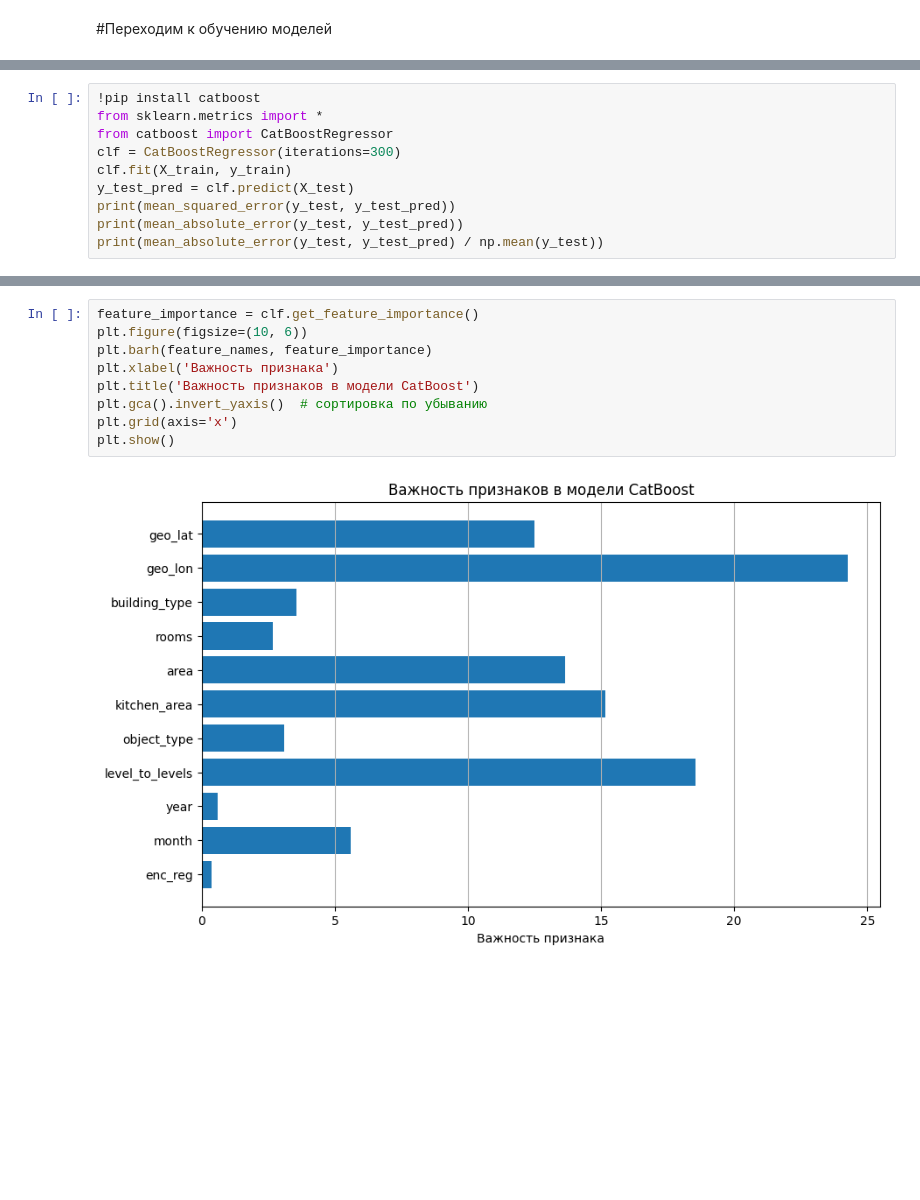
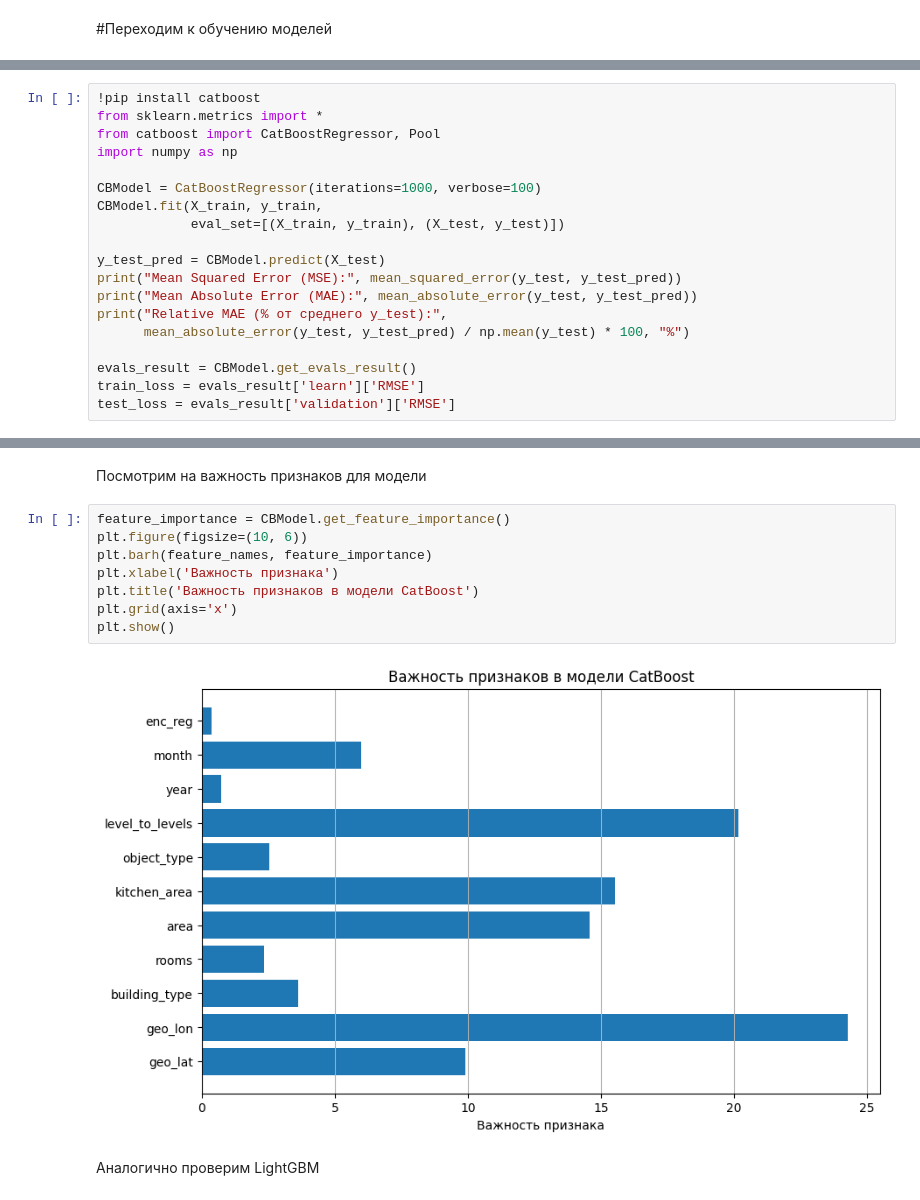
Before and after one commit to Evans-Sense/pet, a Jupyter notebook: HousePrices.ipynb, the cells around one changed output, grey strips where cells are left out. Cells and saved outputs as stored; diff of their text form; blank space fills up the shorter version.

```diff
--- a/HousePrices.ipynb
+++ b/HousePrices.ipynb
@@ -291,11 +283,20 @@ array([[-2.58899717, -0.23882278, -0.91387581, ...,  0.7138703 ,
 # %%
 !pip install catboost
 from sklearn.metrics import *
-from catboost import CatBoostRegressor
-clf = CatBoostRegressor(iterations=300)
-clf.fit(X_train, y_train)
-y_test_pred = clf.predict(X_test)
-print(mean_squared_error(y_test, y_test_pred))
-print(mean_absolute_error(y_test, y_test_pred))
-print(mean_absolute_error(y_test, y_test_pred) / np.mean(y_test))
+from catboost import CatBoostRegressor, Pool
+import numpy as np
+
+CBModel = CatBoostRegressor(iterations=1000, verbose=100)
+CBModel.fit(X_train, y_train,
+            eval_set=[(X_train, y_train), (X_test, y_test)])
+
+y_test_pred = CBModel.predict(X_test)
+print("Mean Squared Error (MSE):", mean_squared_error(y_test, y_test_pred))
+print("Mean Absolute Error (MAE):", mean_absolute_error(y_test, y_test_pred))
+print("Relative MAE (% от среднего y_test):",
+      mean_absolute_error(y_test, y_test_pred) / np.mean(y_test) * 100, "%")
+
+evals_result = CBModel.get_evals_result()
+train_loss = evals_result['learn']['RMSE']
+test_loss = evals_result['validation']['RMSE']
 # %% [output]
@@ -305,11 +336,14 @@ print(mean_absolute_error(y_test, y_test_pred) / np.mean(y_test))
+# %% [markdown]
+Посмотрим на важность признаков для модели
 # %%
-feature_importance = clf.get_feature_importance()
+feature_importance = CBModel.get_feature_importance()
 plt.figure(figsize=(10, 6))
 plt.barh(feature_names, feature_importance)
 plt.xlabel('Важность признака')
 plt.title('Важность признаков в модели CatBoost')
-plt.gca().invert_yaxis()  # сортировка по убыванию
 plt.grid(axis='x')
 plt.show()
 # %% [output]
-[figure, old version]
+[figure, new version]
+# %% [markdown]
+Аналогично проверим LightGBM
```
Also changed, not shown: parts of 11 cells of this notebook.
